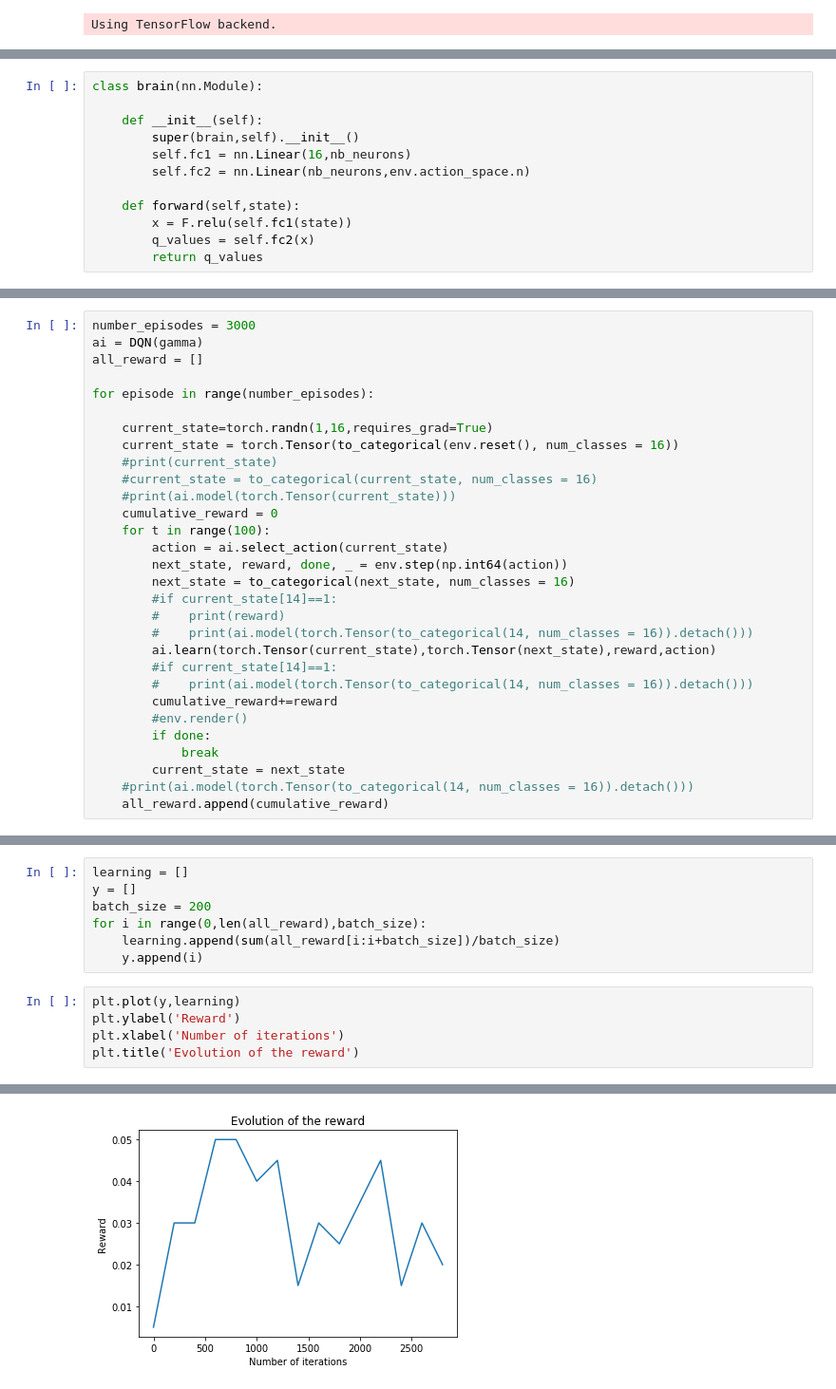
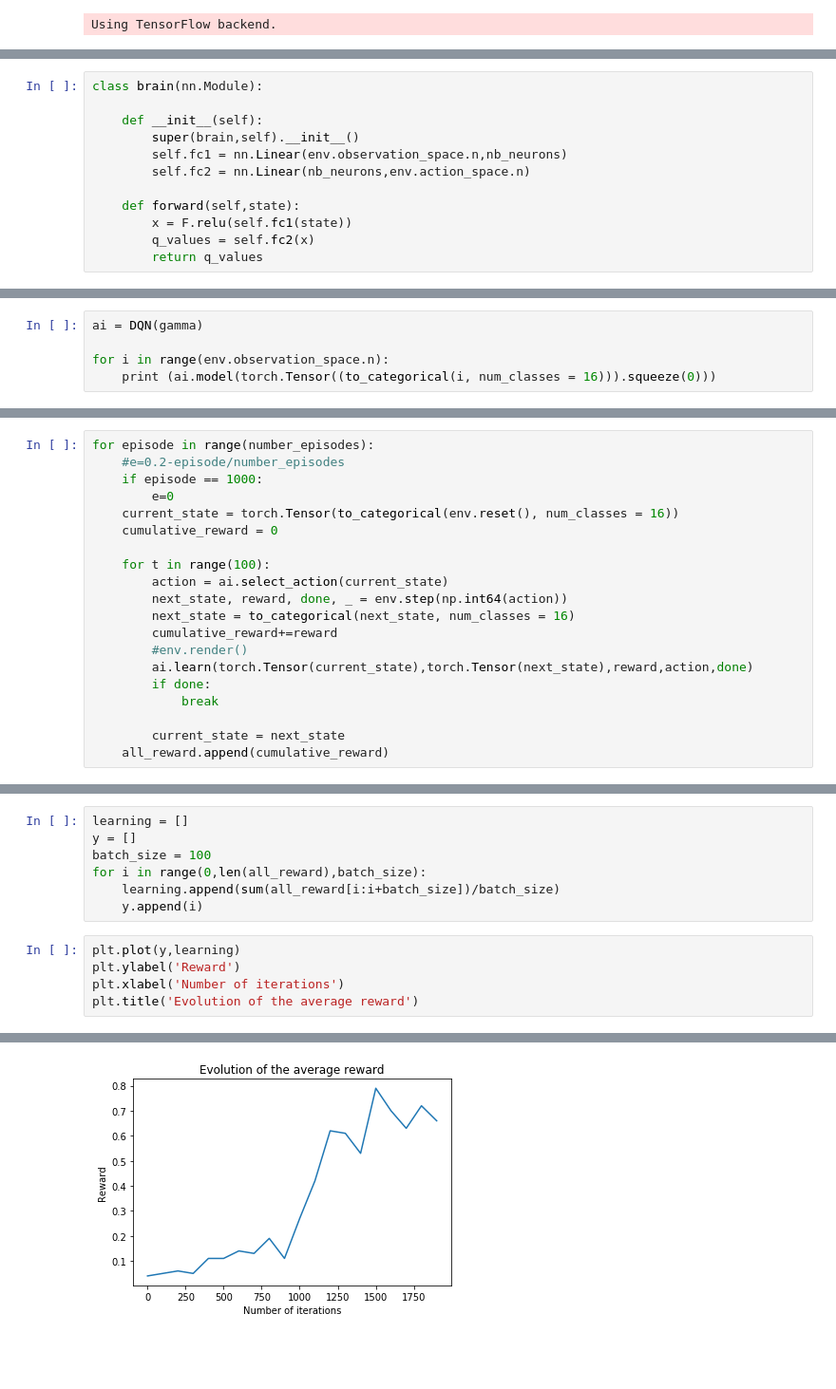
Before and after one commit to avillemin/Gym-AI, a Jupyter notebook: Frozen-Lake DQN.ipynb, the cells around one changed output, grey strips where cells are left out. Shown at 95% size. Drawn from its saved outputs; the diff is of its cells as text; blank space fills up the shorter version.

```diff
--- a/Frozen-Lake DQN.ipynb
+++ b/Frozen-Lake DQN.ipynb
@@ -39,7 +44,7 @@ class brain(nn.Module):
 
     def __init__(self):
         super(brain,self).__init__()
-        self.fc1 = nn.Linear(16,nb_neurons)
+        self.fc1 = nn.Linear(env.observation_space.n,nb_neurons)
         self.fc2 = nn.Linear(nb_neurons,env.action_space.n)
 
     def forward(self,state):
@@ -84,0 +83,5 @@ class DQN():
+# %%
+ai = DQN(gamma)
+
+for i in range(env.observation_space.n):
+    print (ai.model(torch.Tensor((to_categorical(i, num_classes = 16))).squeeze(0)))
@@ -85,30 +109,20 @@ class DQN():
 # %%
-number_episodes = 3000
-ai = DQN(gamma)
-all_reward = []
+for episode in range(number_episodes):
+    #e=0.2-episode/number_episodes
+    if episode == 1000:
+        e=0
+    current_state = torch.Tensor(to_categorical(env.reset(), num_classes = 16))
+    cumulative_reward = 0
 
-for episode in range(number_episodes):
-
-    current_state=torch.randn(1,16,requires_grad=True)
-    current_state = torch.Tensor(to_categorical(env.reset(), num_classes = 16))
-    #print(current_state)
-    #current_state = to_categorical(current_state, num_classes = 16)
-    #print(ai.model(torch.Tensor(current_state)))
-    cumulative_reward = 0
     for t in range(100):
         action = ai.select_action(current_state)
         next_state, reward, done, _ = env.step(np.int64(action))
         next_state = to_categorical(next_state, num_classes = 16)
-        #if current_state[14]==1:
-        #    print(reward)
-        #    print(ai.model(torch.Tensor(to_categorical(14, num_classes = 16)).detach()))
-        ai.learn(torch.Tensor(current_state),torch.Tensor(next_state),reward,action)
-        #if current_state[14]==1:
-        #    print(ai.model(torch.Tensor(to_categorical(14, num_classes = 16)).detach()))
         cumulative_reward+=reward
         #env.render()
+        ai.learn(torch.Tensor(current_state),torch.Tensor(next_state),reward,action,done)
         if done:
             break
+
         current_state = next_state
-    #print(ai.model(torch.Tensor(to_categorical(14, num_classes = 16)).detach()))
     all_reward.append(cumulative_reward)
@@ -115,7 +131,7 @@ for episode in range(number_episodes):
 # %%
 learning = []
 y = []
-batch_size = 200
+batch_size = 100
 for i in range(0,len(all_reward),batch_size):
     learning.append(sum(all_reward[i:i+batch_size])/batch_size)
     y.append(i)
@@ -123,5 +139,5 @@ for i in range(0,len(all_reward),batch_size):
 plt.plot(y,learning)
 plt.ylabel('Reward')
 plt.xlabel('Number of iterations')
-plt.title('Evolution of the reward')
+plt.title('Evolution of the average reward')
 # %% [output]
@@ -129 +145 @@ Text(0.5,1,'Evolution of the reward')
-[figure, old version]
+[figure, new version]
```
Also changed, not shown: parts of 13 cells of this notebook.
